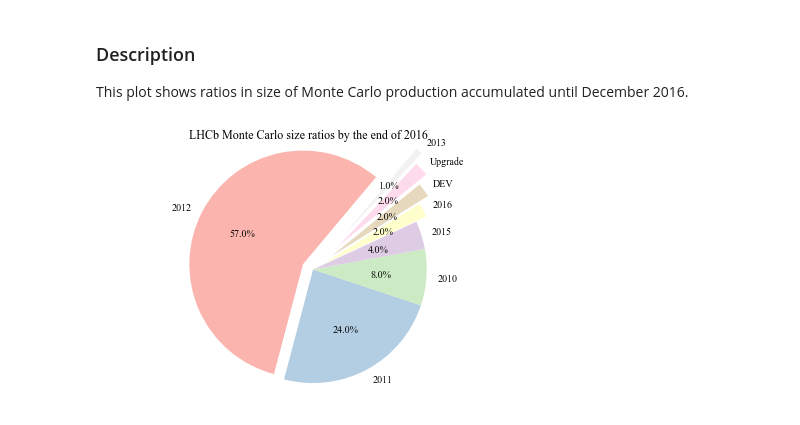
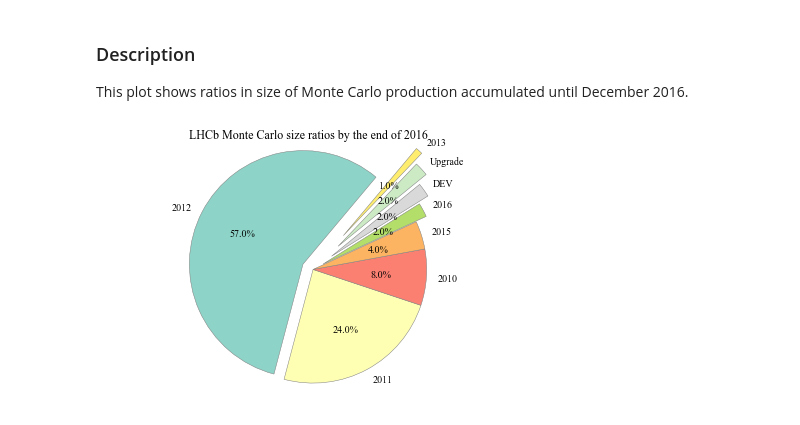
Before and after one commit to atrisovic/thesis-plots, a Jupyter notebook: lhcb-data-production-statistics.ipynb, the cells around one changed output. Drawn from its saved outputs; the diff is of its cells as text; code cells hidden in the pictures.

```diff
--- a/lhcb-data-production-statistics.ipynb
+++ b/lhcb-data-production-statistics.ipynb
@@ -5,6 +5,7 @@ Source: https://lhcb-portal-dirac.cern.ch
 # %%
 %run header
 %matplotlib inline
+wedgeprops = {'linewidth' : .5 , 'edgecolor' : 'grey'}
 # %% [markdown]
 # Total data accumulated by December 2016
 # %%
@@ -99,19 +103,21 @@ This plot shows ratios in size of Monte Carlo production accumulated until Decem
 # %%
 lab = '2012', '2011', '2010', '2015', '2016', 'DEV', 'Upgrade', '2013'
 siz = [57, 24, 8, 4, 2, 2, 2, 1]
 exp = (0.1, 0, 0, 0, 0.1, 0.2, 0.3, 0.4)
-col = plt.cm.Pastel1(np.linspace(0,1,8))
+col = plt.cm.Set3(np.linspace(0,1,8))
 
 fig_ = plt.figure()
 fig_.suptitle('LHCb Monte Carlo size ratios by the end of 2016')
 ax_ = fig_.gca()
 ax_.set_color_cycle(col)
 
 ax_.pie(siz, explode=exp, labels=lab, autopct='%1.1f%%',
-        shadow=False, startangle=50)
+        shadow=False, startangle=50, wedgeprops=wedgeprops)
 ax_.axis('equal')
 
 fig_.tight_layout()
 plt.show()
+
+fig_.savefig("mc_data.pdf")
 # %% [output]
-[figure, old version]
+[figure, new version]
```
Also changed, not shown: parts of 7 cells of this notebook, 1 other file.
